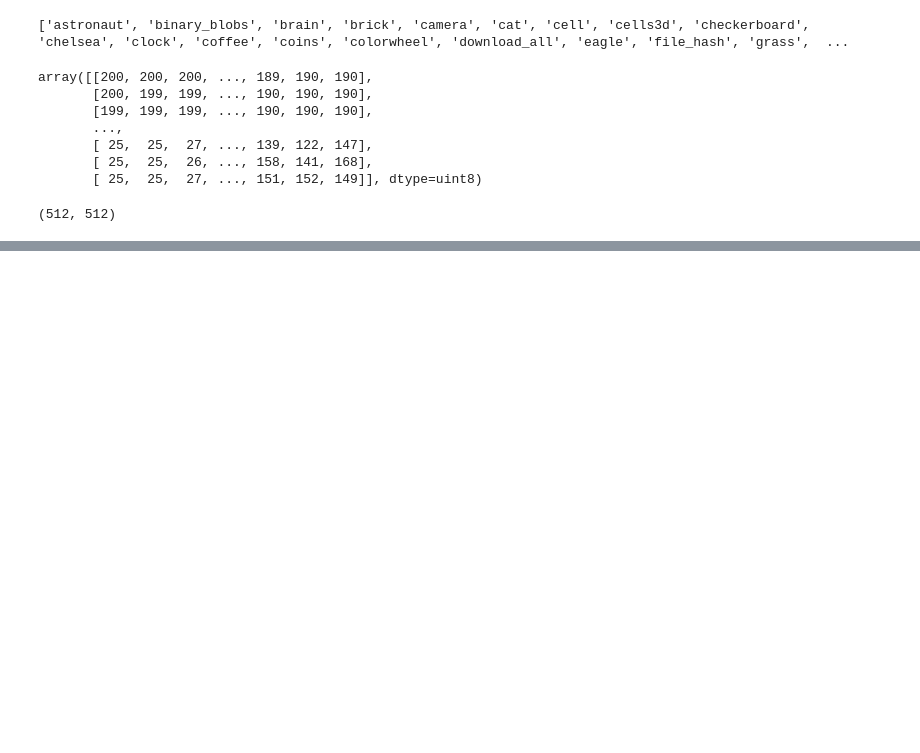
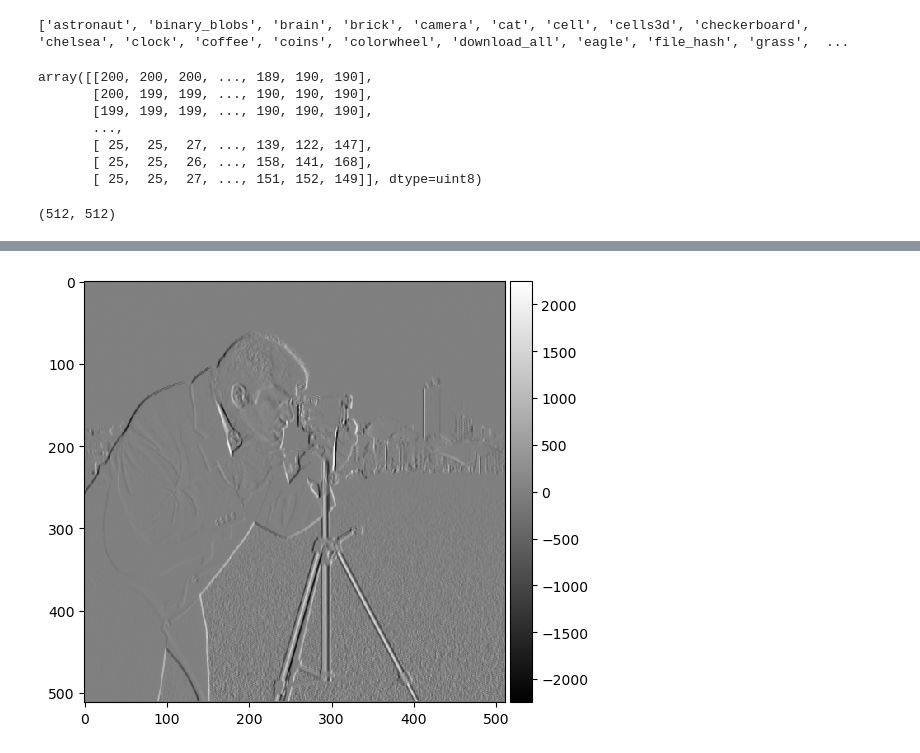
Before and after one commit to SamAdebisi/Computer-Vision-using-PyTorch, a Jupyter notebook: image processing.ipynb, the cells around one changed output, grey strips where cells are left out. Drawn from its saved outputs; the diff is of its cells as text; code cells hidden in the pictures; blank space fills up the shorter version.

```diff
--- a/image processing.ipynb
+++ b/image processing.ipynb
@@ -36,0 +47,31 @@ camera().shape
+# %%
+v_filter = [[-5, 0, 5],
+        [-0.5, 0, 0.5],
+        [-5, 0, 5]]
+# %%
+def apply_filter(image, v_filter):
+
+    # Get dimensions of the image
+    width = image.shape[1]
+    kw = len(v_filter)
+
+    # Prepare output image
+    output = [[0] * width for _ in range(width)]
+
+    # Apply filter to the image
+    for y in range(1, width - 1):
+        for x in range(1, width - 1):
+            sum_ = 0
+            for v_filter_y in range(kw):
+                for v_filter_x in range(kw):
+                    val = image[y + v_filter_y - 1][x + v_filter_x - 1]
+                    sum_ += v_filter[v_filter_y][v_filter_x] * val
+
+            output[y][x] = sum_
+
+    return np.array(output)
+# %%
+output = apply_filter(camera(), v_filter)
+ski.io.imshow(output, cmap=plt.cm.gray);
+# %% [output]
+[figure, added]
```
Also changed, not shown: parts of 4 cells of this notebook.
